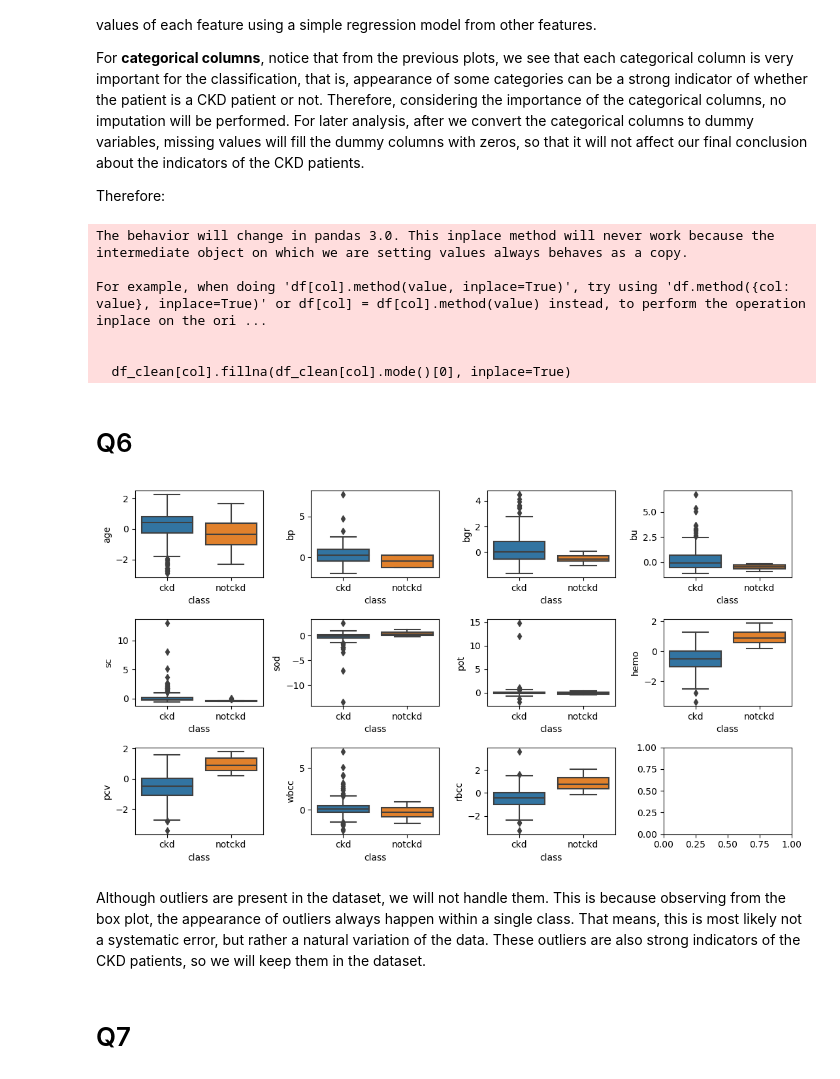
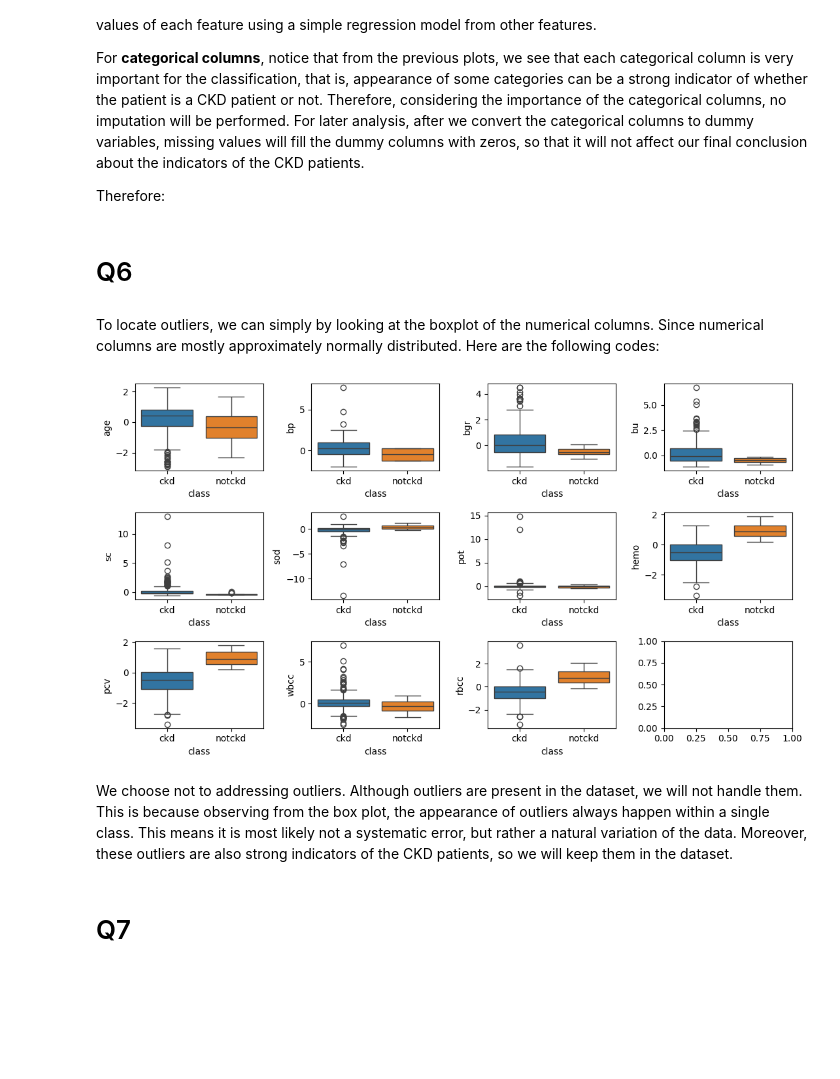
Before and after one commit to YS-02/Chronic-Kidney-Disease-Classification-Challenge, a Jupyter notebook: YS.ipynb, the cells around one changed output. Drawn from its saved outputs; the diff is of its cells as text; code cells hidden in the pictures; blank space fills up the shorter version.

```diff
--- a/YS.ipynb
+++ b/YS.ipynb
@@ -272,37 +294,29 @@ df_numeric = df_clean[numerical_cols]
 
 imputer = IterativeImputer(estimator=LinearRegression())
 df_clean.loc[:, numerical_cols] = imputer.fit_transform(df_numeric)
-
-for col in df_clean.select_dtypes(include=[object]).columns:
-    df_clean[col].fillna(df_clean[col].mode()[0], inplace=True)
-# %% [output]
-The behavior will change in pandas 3.0. This inplace method will never work because the intermediate object on which we are setting values always behaves as a copy.
-
-For example, when doing 'df[col].method(value, inplace=True)', try using 'df.method({col: value}, inplace=True)' or df[col] = df[col].method(value) instead, to perform the operation inplace on the ori ...
-
-
-  df_clean[col].fillna(df_clean[col].mode()[0], inplace=True)
 # %% [markdown]
 # Q6
+# %% [markdown]
+To locate outliers, we can simply by looking at the boxplot of the numerical columns. Since numerical columns are mostly approximately normally distributed. Here are the following codes:
 # %%
 # Standardize the numeric columns
 scaler = StandardScaler()
 df_outlier = df_clean.copy()
 df_outlier.loc[:, numerical_cols] = scaler.fit_transform(df_numeric)
 
 # Box and whisker plot of standardized numeric columns
 fig, axes = plt.subplots(3, 4, figsize=(11, 6))
 for i, ax in enumerate(axes.flat):
     if i < len(df_numeric.columns):
         col = df_numeric.columns[i]
-        sns.boxplot(x='class', y=col, data=df_outlier, ax=ax)
+        sns.boxplot(x='class', y=col, data=df_outlier, hue = 'class', ax=ax)
 
 plt.tight_layout()
 plt.show()
 # %% [output]
-[figure, old version]
+[figure, new version]
 # %% [markdown]
-Although outliers are present in the dataset, we will not handle them. This is because observing from the box plot, the appearance of outliers always happen within a single class. That means, this is most likely not a systematic error, but rather a natural variation of the data. These outliers are also strong indicators of the CKD patients, so we will keep them in the dataset.
+We choose not to addressing outliers. Although outliers are present in the dataset, we will not handle them. This is because observing from the box plot, the appearance of outliers always happen within a single class. This means it is most likely not a systematic error, but rather a natural variation of the data. Moreover, these outliers are also strong indicators of the CKD patients, so we will keep them in the dataset.
 # %% [markdown]
 # Q7
 # %%
```
Also changed, not shown: parts of 27 cells of this notebook.
